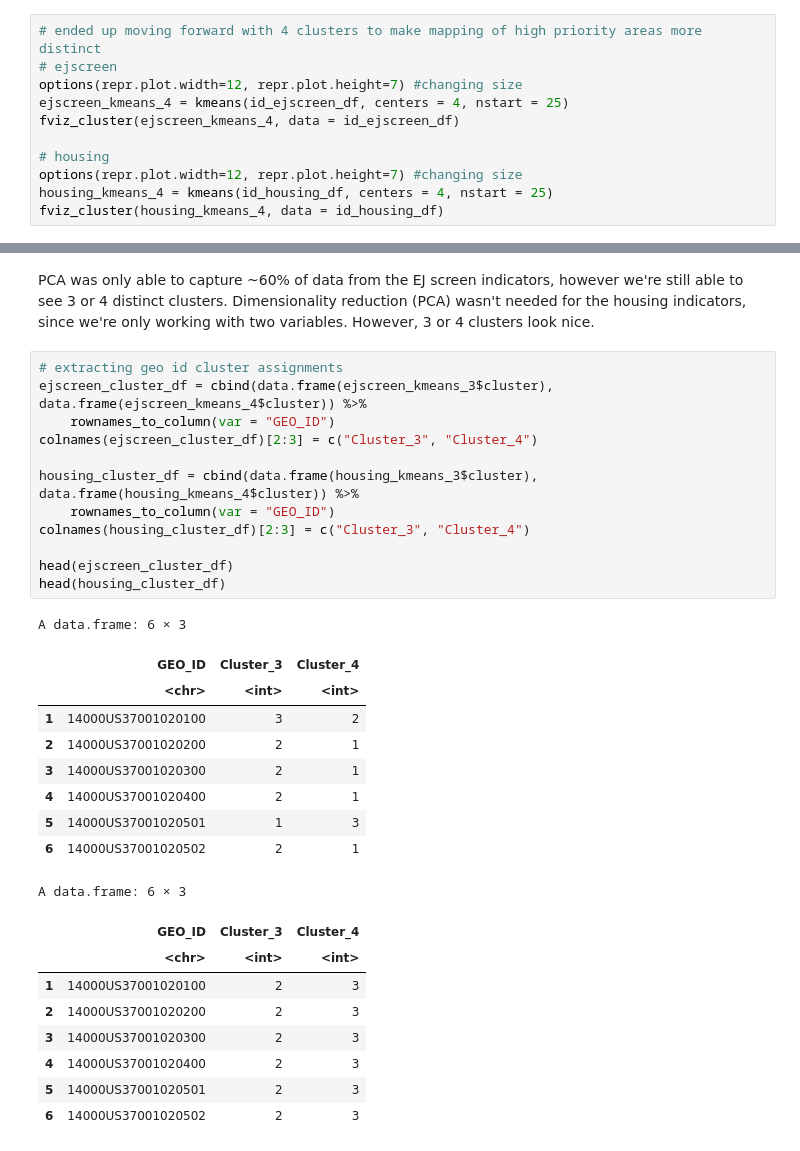
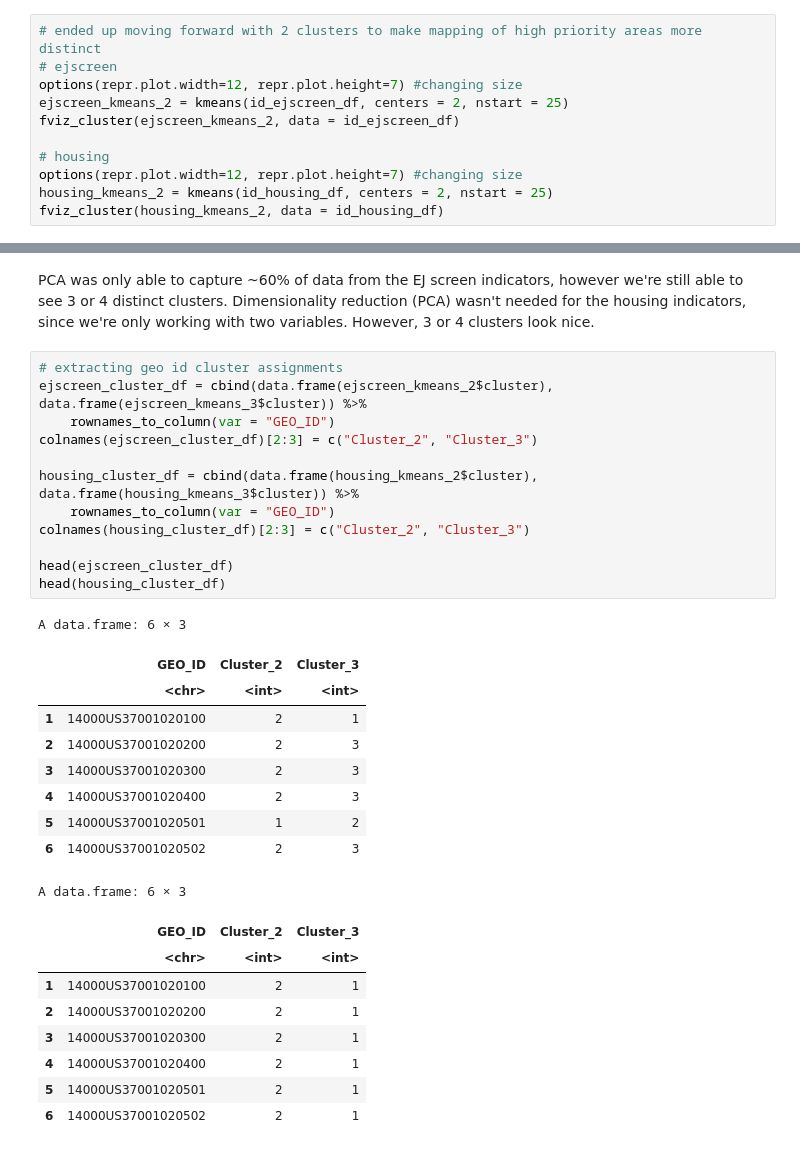
Before and after one commit to UNC-CEMALB/ENVIROSCAN, a Jupyter notebook: 3. Sociodemographic & Housing Clustering/Sociodemographic & Housing Clustering.ipynb, the cells around one changed output, grey strips where cells are left out. Cells and saved outputs as stored; diff of their text form.

```diff
--- a/3. Sociodemographic & Housing Clustering/Sociodemographic & Housing Clustering.ipynb
+++ b/3. Sociodemographic & Housing Clustering/Sociodemographic & Housing Clustering.ipynb
@@ -154,14 +154,14 @@ fviz_nbclust(id_housing_df, kmeans, method = "gap_stat", nboot = 50)+
 [figure]
 [figure]
 # %%
-# ended up moving forward with 4 clusters to make mapping of high priority areas more distinct
+# ended up moving forward with 2 clusters to make mapping of high priority areas more distinct
 # ejscreen
 options(repr.plot.width=12, repr.plot.height=7) #changing size
-ejscreen_kmeans_4 = kmeans(id_ejscreen_df, centers = 4, nstart = 25)
-fviz_cluster(ejscreen_kmeans_4, data = id_ejscreen_df)
+ejscreen_kmeans_2 = kmeans(id_ejscreen_df, centers = 2, nstart = 25)
+fviz_cluster(ejscreen_kmeans_2, data = id_ejscreen_df)
 
 # housing
 options(repr.plot.width=12, repr.plot.height=7) #changing size
-housing_kmeans_4 = kmeans(id_housing_df, centers = 4, nstart = 25)
-fviz_cluster(housing_kmeans_4, data = id_housing_df)
+housing_kmeans_2 = kmeans(id_housing_df, centers = 2, nstart = 25)
+fviz_cluster(housing_kmeans_2, data = id_housing_df)
 # %% [output]
@@ -185,33 +185,33 @@ fviz_cluster(housing_kmeans_3, data = id_housing_df)
 PCA was only able to capture ~60% of data from the EJ screen indicators, however we're still able to see 3 or 4 distinct clusters. Dimensionality reduction (PCA) wasn't needed for the housing indicators, since we're only working with two variables. However, 3 or 4 clusters look nice.
 # %%
 # extracting geo id cluster assignments
-ejscreen_cluster_df = cbind(data.frame(ejscreen_kmeans_3$cluster), data.frame(ejscreen_kmeans_4$cluster)) %>%
+ejscreen_cluster_df = cbind(data.frame(ejscreen_kmeans_2$cluster), data.frame(ejscreen_kmeans_3$cluster)) %>%
     rownames_to_column(var = "GEO_ID")
-colnames(ejscreen_cluster_df)[2:3] = c("Cluster_3", "Cluster_4")
+colnames(ejscreen_cluster_df)[2:3] = c("Cluster_2", "Cluster_3")
 
-housing_cluster_df = cbind(data.frame(housing_kmeans_3$cluster), data.frame(housing_kmeans_4$cluster)) %>%
+housing_cluster_df = cbind(data.frame(housing_kmeans_2$cluster), data.frame(housing_kmeans_3$cluster)) %>%
     rownames_to_column(var = "GEO_ID")
-colnames(housing_cluster_df)[2:3] = c("Cluster_3", "Cluster_4")
+colnames(housing_cluster_df)[2:3] = c("Cluster_2", "Cluster_3")
 
 head(ejscreen_cluster_df)
 head(housing_cluster_df)
 # %% [output]
 A data.frame: 6 × 3
-|  | GEO_ID | Cluster_3 | Cluster_4 |
+|  | GEO_ID | Cluster_2 | Cluster_3 |
 |  | <chr> | <int> | <int> |
-| 1 | 14000US37001020100 | 3 | 2 |
-| 2 | 14000US37001020200 | 2 | 1 |
-| 3 | 14000US37001020300 | 2 | 1 |
-| 4 | 14000US37001020400 | 2 | 1 |
-| 5 | 14000US37001020501 | 1 | 3 |
-| 6 | 14000US37001020502 | 2 | 1 |
+| 1 | 14000US37001020100 | 2 | 1 |
+| 2 | 14000US37001020200 | 2 | 3 |
+| 3 | 14000US37001020300 | 2 | 3 |
+| 4 | 14000US37001020400 | 2 | 3 |
+| 5 | 14000US37001020501 | 1 | 2 |
+| 6 | 14000US37001020502 | 2 | 3 |
 A data.frame: 6 × 3
-|  | GEO_ID | Cluster_3 | Cluster_4 |
+|  | GEO_ID | Cluster_2 | Cluster_3 |
 |  | <chr> | <int> | <int> |
-| 1 | 14000US37001020100 | 2 | 3 |
-| 2 | 14000US37001020200 | 2 | 3 |
-| 3 | 14000US37001020300 | 2 | 3 |
-| 4 | 14000US37001020400 | 2 | 3 |
-| 5 | 14000US37001020501 | 2 | 3 |
-| 6 | 14000US37001020502 | 2 | 3 |
+| 1 | 14000US37001020100 | 2 | 1 |
+| 2 | 14000US37001020200 | 2 | 1 |
+| 3 | 14000US37001020300 | 2 | 1 |
+| 4 | 14000US37001020400 | 2 | 1 |
+| 5 | 14000US37001020501 | 2 | 1 |
+| 6 | 14000US37001020502 | 2 | 1 |
 # %%
```
Also changed, not shown: parts of 4 cells of this notebook.
